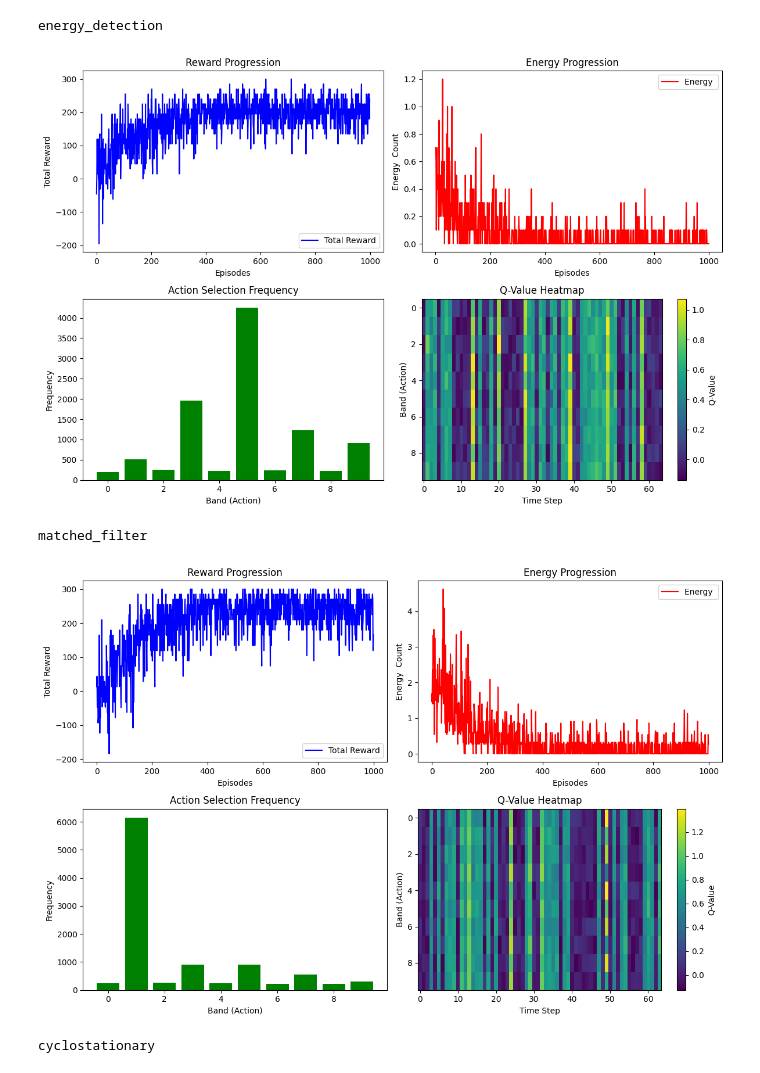
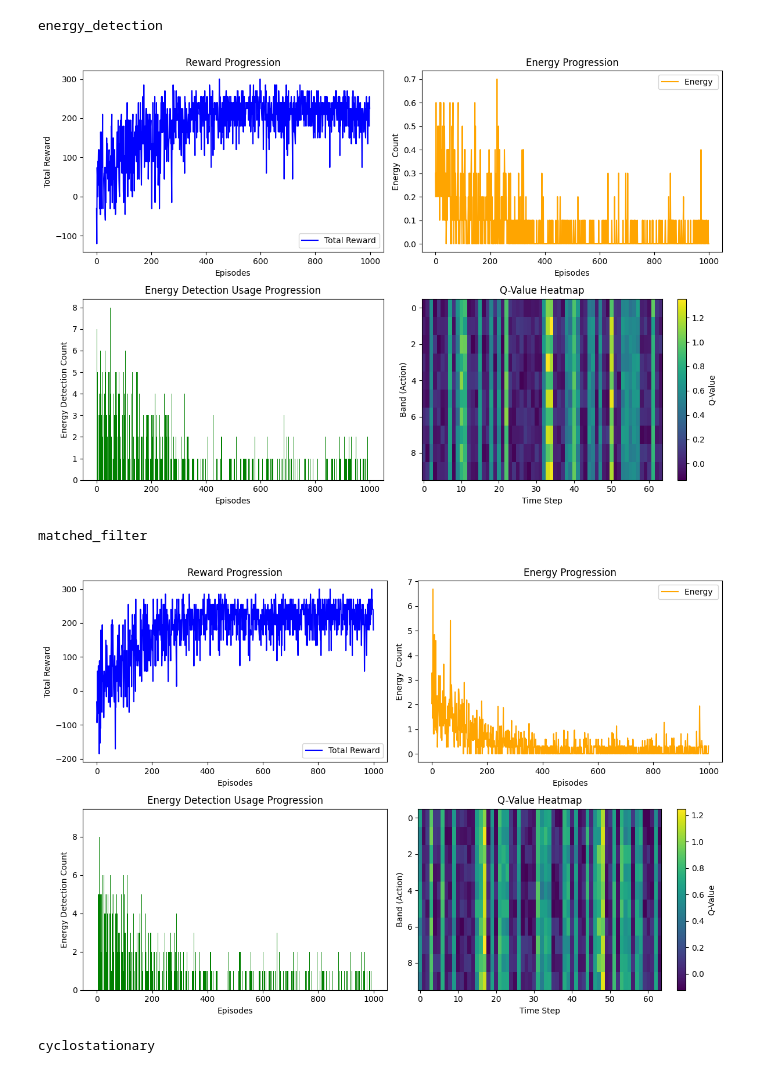
Before and after one commit to ApolloPhantom/EE_Spectrum_Hole_Detection_with_RL, a Jupyter notebook: Notebooks/DQN_1.ipynb, the cells around one changed output. Cells and saved outputs as stored; diff of their text form; code cells hidden in the pictures.

```diff
--- a/Notebooks/DQN_1.ipynb
+++ b/Notebooks/DQN_1.ipynb
@@ -22,7 +22,7 @@ class SpectrumEnvironment:
             raise ValueError(f"Invalid detection method. Choose from {valid_methods}")
         self.detection_method = detection_method
         self.state = self._generate_spectrum_state()  # Current state of the spectrum
-
+        self.energy_detection_count = 0
     def _initialize_transition_matrices(self):
         """
         Generate a unique random Markov chain transition matrix for each band.
@@ -201,6 +201,7 @@ class SpectrumEnvironment:
             return next_state, reward, done
 
         # "Detect" operation
+        self.energy_detection_count += 1
         detection_result, energy_consumption = self.detect(time_step, band)
         if detection_result and self.channel_states[band][time_step] == 0:
             reward = raw_reward - energy_consumption
@@ -222,6 +223,7 @@ class SpectrumEnvironment:
     def soft_reset(self):
         self.energy_costs = [[] for _ in range(self.num_bands)]
         self.total_energy = 0
+        self.energy_detection_count = 0
 # %%
 import torch
 import torch.nn as nn
@@ -265,6 +267,7 @@ class DQNAgent:
         self.energy_detection_usage = []
         self.episode_energy = []
         self.action_counts = np.zeros(2 * self.env.num_bands)
+        self.energy_detection_usage = []
 
     def choose_action(self, state):
         """
@@ -336,7 +339,6 @@ class DQNAgent:
                 self.action_counts[action] += 1
                 # Take the chosen action in the environment
                 next_state, reward, done = self.env.step(state[0], action)
-
                 # Store the experience in replay buffer
                 self.store_experience(state, action, reward, next_state)
 
@@ -353,6 +355,7 @@ class DQNAgent:
             # Track performance
             self.episode_rewards.append(total_reward)
             self.episode_energy.append(self.env.total_energy)
+            self.energy_detection_usage.append(self.env.energy_detection_count)
             # Decay epsilon (exploration rate)
             self.epsilon = max(0.1, self.epsilon * self.epsilon_decay)
 
@@ -373,40 +376,40 @@ class DQNAgent:
         plt.legend()
 
         plt.subplot(2, 2, 2)
-        plt.plot(range(episodes), self.episode_energy, label="Energy ", color="red")
+        plt.plot(range(episodes), self.episode_energy, label="Energy ", color="orange")
         plt.xlabel("Episodes")
         plt.ylabel("Energy  Count")
         plt.title("Energy Progression")
         plt.legend()
 
         # Plot Action Selection Frequency
         plt.subplot(2, 2, 3)
-        plt.bar(range(self.env.num_bands * 2), self.action_counts, color="green")
-        plt.xlabel("Band (Action)")
-        plt.ylabel("Frequency")
-        plt.title("Action Selection Frequency")
+        plt.bar(range(episodes), self.energy_detection_usage, color="green")
+        plt.xlabel("Episodes")
+        plt.ylabel("Energy Detection Count")
+        plt.title("Energy Detection Usage Progression")
 
         # Plot Q-Value Heatmap
         plt.subplot(2, 2, 4)
         q_table = self.q_network.fc3.weight.data.cpu().numpy()
         plt.imshow(q_table, aspect="auto", cmap="viridis", interpolation="nearest")
         plt.colorbar(label="Q-Value")
         plt.xlabel("Time Step")
         plt.ylabel("Band (Action)")
         plt.title("Q-Value Heatmap")
 
         plt.tight_layout()
         plt.show()
 
 for i in ["energy_detection", "matched_filter", "cyclostationary"]:
     print(i)
     env = SpectrumEnvironment(num_bands=5, steps=10,detection_method=i)
     agent = DQNAgent(env)
     agent.train(episodes=1000)
     agent.visualize_results()
 # %% [output]
 energy_detection
-[figure, old version]
+[figure, new version]
 matched_filter
-[figure, old version]
+[figure, new version]
 cyclostationary
```
Also changed, not shown: parts of 1 cell of this notebook, 2 other files.
